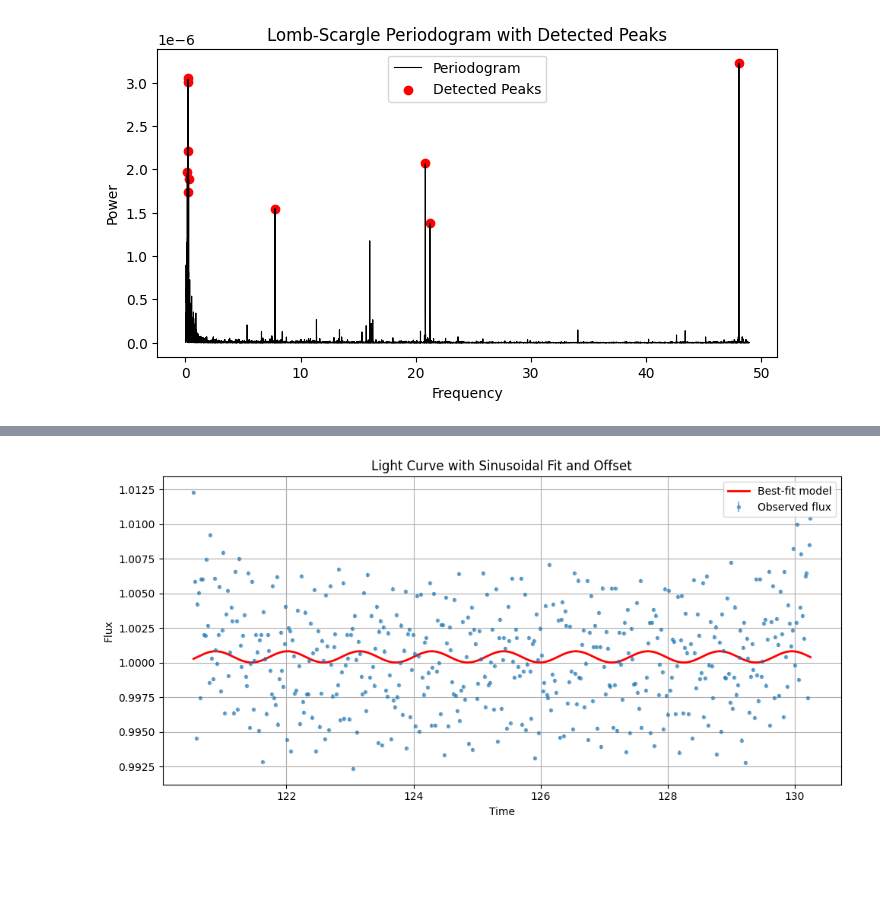
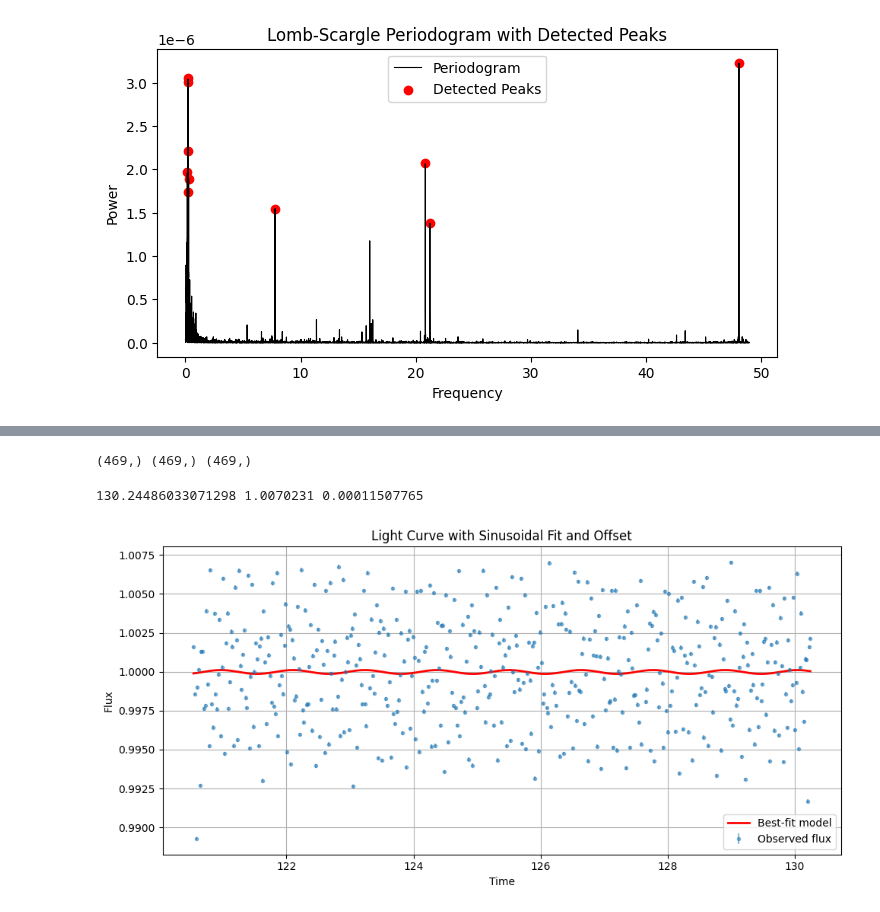
Before and after one commit to Hoggnation/cataloging_coherent_oscillators, a Jupyter notebook: Chi_Squared_Function_on_KIC_7917485.ipynb, the cells around one changed output, grey strips where cells are left out. Cells and saved outputs as stored; diff of their text form; code cells hidden in the pictures; blank space fills up the shorter version.

```diff
--- a/Chi_Squared_Function_on_KIC_7917485.ipynb
+++ b/Chi_Squared_Function_on_KIC_7917485.ipynb
@@ -289,3 +289,7 @@ plt.legend()
 plt.show()
 # %% [output]
 [figure]
+# %%
+#array of time differences, find its median, use it to calculate the max frequency
+search_result = lk.search_lightcurve('KIC_7917485', mission='Kepler')
+lc_collection = search_result.download_all()
@@ -292,11 +302,18 @@ plt.show()
 # %%
-# Plotting lightcurve
-kepler_id = "KIC_7917485"
-search_result = lk.search_lightcurve(kepler_id, mission="Kepler")
-lc = search_result.download().normalize()  # normalized
+
+lc = lc_collection.stitch()  # Combine all light curves in lc_collection
+sampling_rate_days= np.median(np.diff(lc.time))
+sampling_rate_days_no_units = sampling_rate_days.value #get rid of units
+f_max = 1 / (sampling_rate_days) #in days
+f_max_no_units = f_max.value #get rid of units (but it's actually in 1/days)
+
+print(sampling_rate_days_no_units)
+print(f_max_no_units)
+print(sampling_rate_days)
+
 plt.figure(figsize=(10, 5))
-lc.plot(label=f"Kepler {kepler_id}", marker='.', linestyle='none')
-plt.title(f"Light Curve of {kepler_id}")
+lc.plot(label=f"Kepler {KIC_7917485}", marker='.', linestyle='none')
+plt.title(f"Light Curve of {KIC_7917485}")
 plt.xlabel("Time (days)")
 plt.ylabel("Normalized Flux")
 plt.grid()
@@ -331,3 +343,12 @@ flux_detrended = flux_fit - trend + np.median(trend)
+# %%
+
+print(t_fit.shape, flux_fit.shape, sigma_fit.shape)
+# %% [output]
+(469,) (469,) (469,)
+# %%
+print(t_fit.max(), flux_fit.max(), sigma_fit.max())
+# %% [output]
+130.24486033071298 1.0070231 0.00011507765
 # %%
 # Computing angular frequency to transform the time values into periodic positions along the sinudoidal curve
 omega = 2 * np.pi * nu
@@ -344,7 +365,7 @@ W = np.diag(1 / sigma_fit**2)
 
 # These should be the matrices as described by the paper
 ATA = A_matrix.T @ W @ A_matrix
-ATy = A_matrix.T @ W @ flux_detrended
+ATy = A_matrix.T @ W @ flux_fit
 g = np.linalg.solve(ATA, ATy)
 
 # g[0] = C is the constant C, g[1] = A is the amplitude of the cosine term , g[2]=B is the amplitude of the sine term
@@ -353,17 +374,17 @@ g = np.linalg.solve(ATA, ATy)
 model_flux = A_matrix @ g
 # %%
 plt.figure(figsize=(10, 5))
-plt.errorbar(t_fit, flux_detrended, yerr=sigma_fit, fmt='.', label='Observed flux', alpha=0.5)
+plt.errorbar(t_fit, flux_fit, yerr=sigma_fit, fmt='.', label='Observed flux', alpha=0.5)
 plt.plot(t_fit, model_flux, color='red', label='Best-fit model', linewidth=2)
 
 plt.xlabel('Time')
 plt.ylabel('Flux')
 plt.title('Light Curve with Sinusoidal Fit and Offset')
 plt.legend()
 plt.grid(True)
 plt.tight_layout()
 plt.show()
 
 # Amplitude of model seems off
 # %% [output]
-[figure, old version]
+[figure, new version]
```
Also changed, not shown: parts of 6 cells of this notebook.
